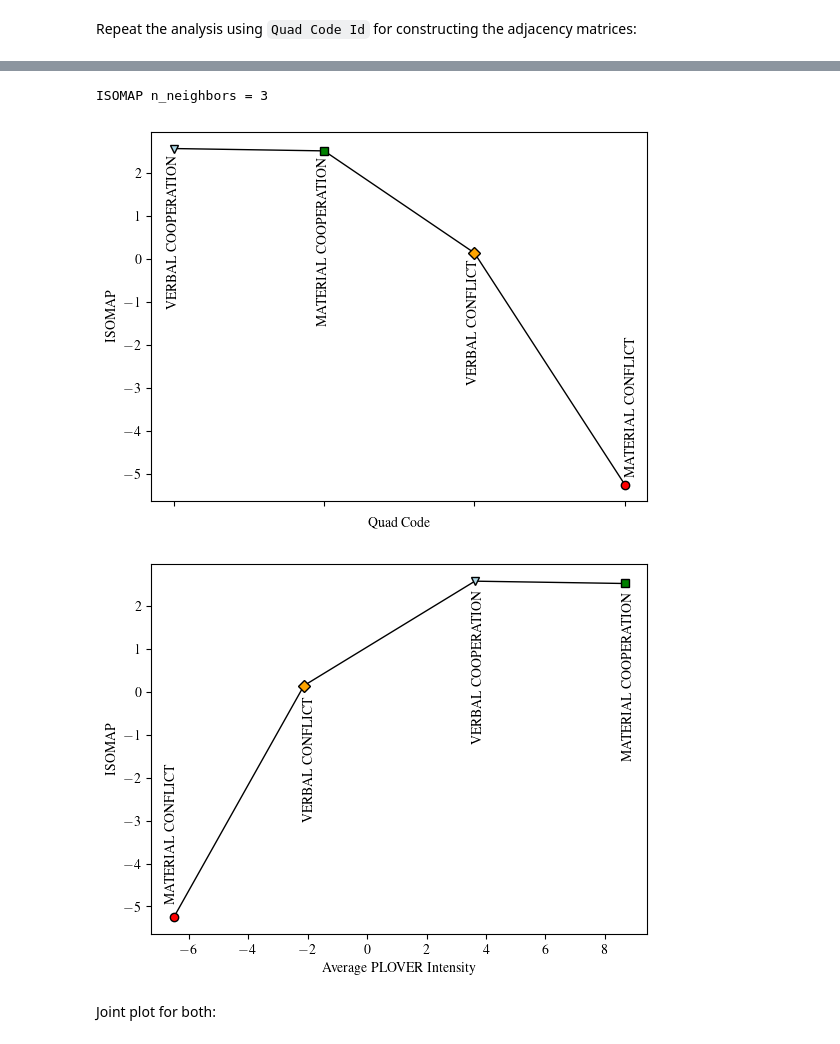
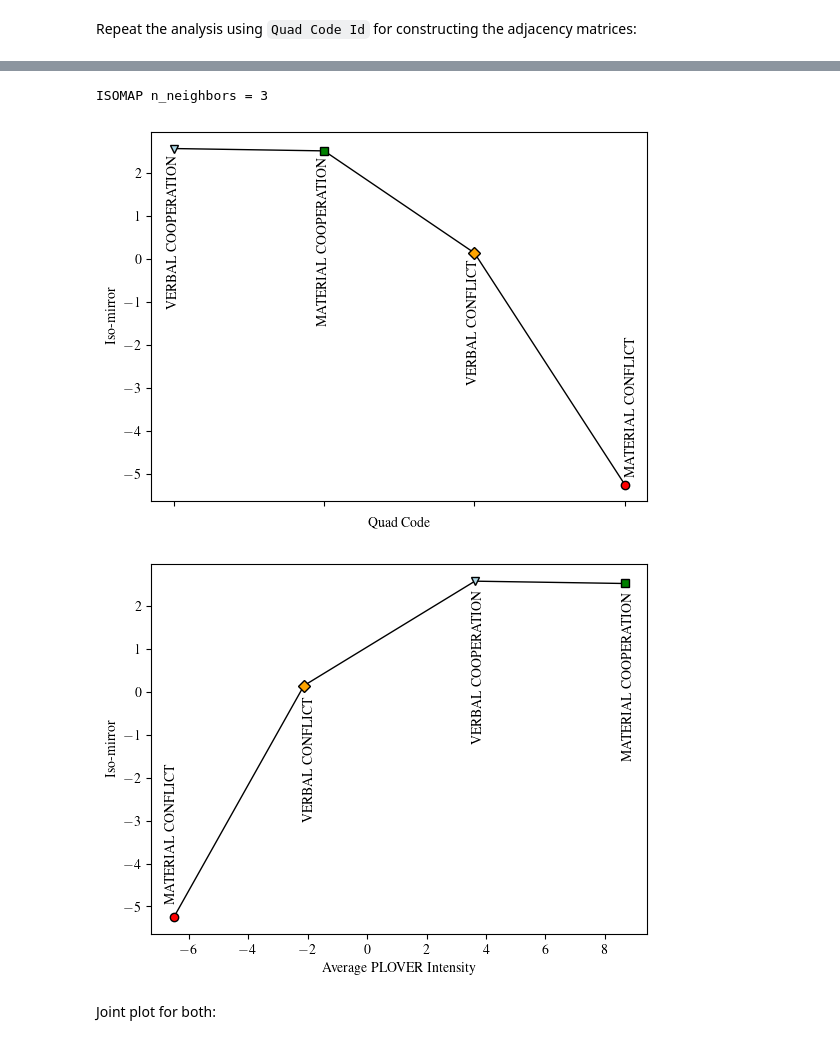
Before and after one commit to mjbaum/dmprdpg, a Jupyter notebook: notebooks/polecat.ipynb, the cells around one changed output, grey strips where cells are left out. Cells and saved outputs as stored; diff of their text form; code cells hidden in the pictures.

```diff
--- a/notebooks/polecat.ipynb
+++ b/notebooks/polecat.ipynb
@@ -226,26 +226,26 @@ plover_mean = np.array(plover.groupby(3)[1].mean().reset_index())
 # %%
 V = dmprdpg.mirror(X, n_components_cmds=2, n_components_isomap=1, verbose=True)
 V_vals = np.sort(V[:,0])[::-1]
 V_keys = np.array(map_quad_code[0][np.argsort(V[:,0])[::-1]])
 V_cols = list(map_quad_code[1][np.argsort(V[:,0])[::-1]])
 colours = ['red', 'green', 'orange', 'lightblue']
 markers = ['o', 's', 'D', 'v']
 plt.plot(np.arange(K), V_vals, color='black', lw=1)
 ## Plot in the legend
 plt.xticks(np.arange(K), labels=[], rotation=30)
 ## Add the labels in xticks as text next to the points
 for i in range(K):
     plt.plot(i, V_vals[i], marker=markers[V_cols[i]], color='black', markerfacecolor=colours[V_cols[i]])
     plt.text(i - (0.05 if i != 3 else 0), V_vals[i] - (0.15 if i != 3 else -0.15), V_keys[i], rotation=90, verticalalignment='bottom' if i==3 else 'top')
 # Set xlabel and ylabel
 plt.xlabel('Quad Code')
-plt.ylabel('ISOMAP')
+plt.ylabel('Iso-mirror')
 ## Save as PDF
 plt.savefig('figures/polecat_isomap_quad_code.pdf', bbox_inches='tight')
 plt.show()
 # %% [output]
 ISOMAP n_neighbors = 3
-[figure, old version]
+[figure, new version]
 # %%
 V_plover = plover_mean[:,1][np.argsort(V[:,0])[::-1]]
 plt.plot(np.sort(V_plover), V_vals[np.argsort(V_plover)], color='black', lw=1)
@@ -257,12 +257,12 @@ for i in range(K):
     plt.text(V_plover2[i], V_vals2[i], V_keys[i], rotation=90, verticalalignment='bottom' if i==3 else 'top')
 # Set xlabel and ylabel
 plt.xlabel('Average PLOVER Intensity')
-plt.ylabel('ISOMAP')
+plt.ylabel('Iso-mirror')
 # Save as PDF
 plt.savefig('figures/polecat_isomap_quad_code_plover.pdf', bbox_inches='tight')
 plt.show()
 # %% [output]
-[figure, old version]
+[figure, new version]
 # %% [markdown]
 Joint plot for both:
 # %%
```
Also changed, not shown: parts of 6 cells of this notebook, 22 other files.
